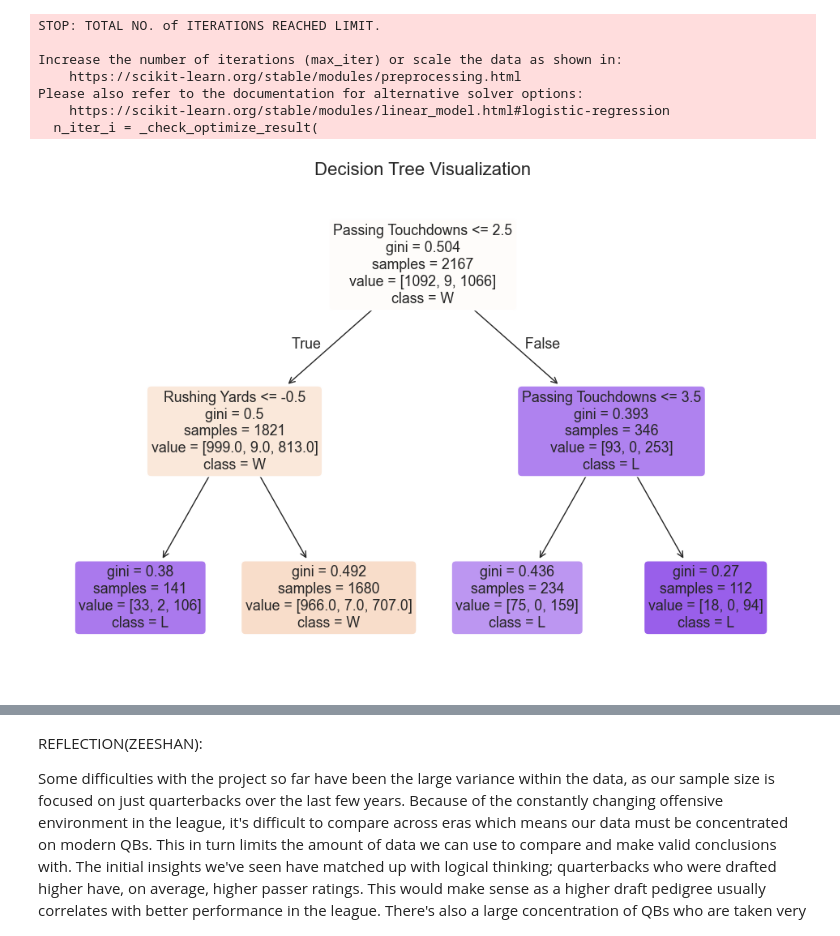
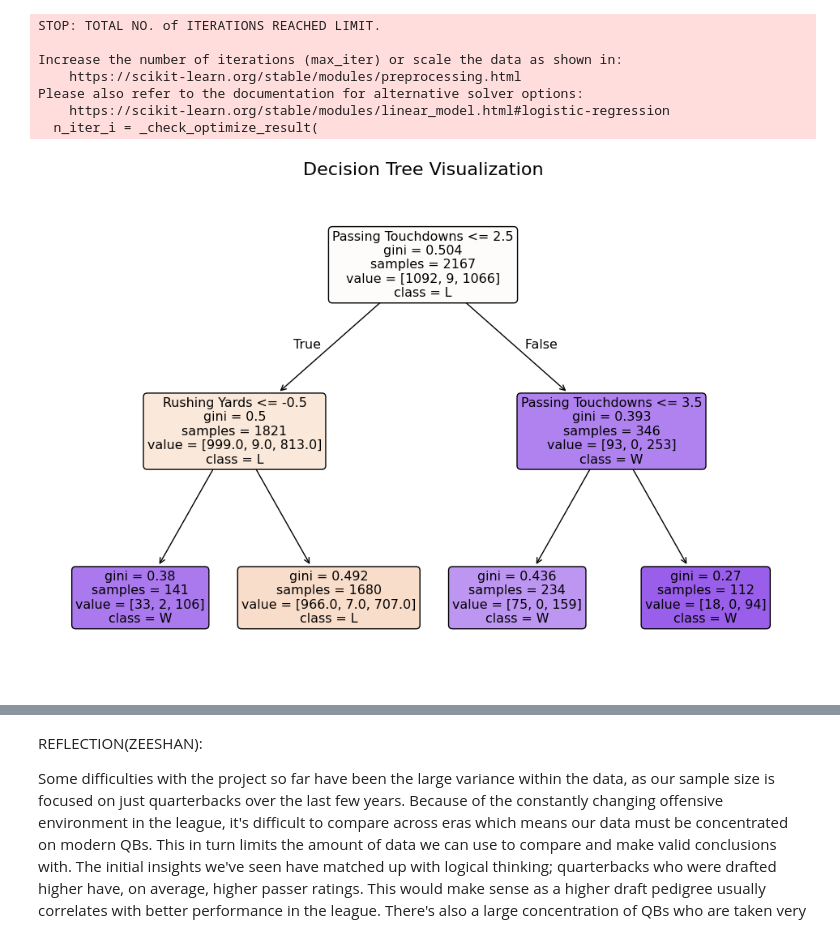
Before and after one commit to cs418-fa24/project-check-in-team-8, a Jupyter notebook: Final_report.ipynb, the cells around one changed output, grey strips where cells are left out. Cells and saved outputs as stored; diff of their text form; code cells hidden in the pictures.

```diff
--- a/Final_report.ipynb
+++ b/Final_report.ipynb
@@ -252,13 +244,13 @@ Please also refer to the documentation for alternative solver options:
 # %%
 # Decision Tree Visualizations
 plt.figure(figsize=(12, 8))
 plot_tree(tree_clf,
           feature_names=["Passing Yards", "Passing Touchdowns", "Pass Completions", "Rushing Yards", "Draft Group"],
-          class_names=["W", "T", "L"],
+          class_names=["L", "T", "W"],
           filled=True,
           rounded=True)
 
 plt.title("Decision Tree Visualization", fontsize=16)
 plt.show()
 # %% [output]
-[figure, old version]
+[figure, new version]
```
Also changed, not shown: parts of 6 cells of this notebook.
